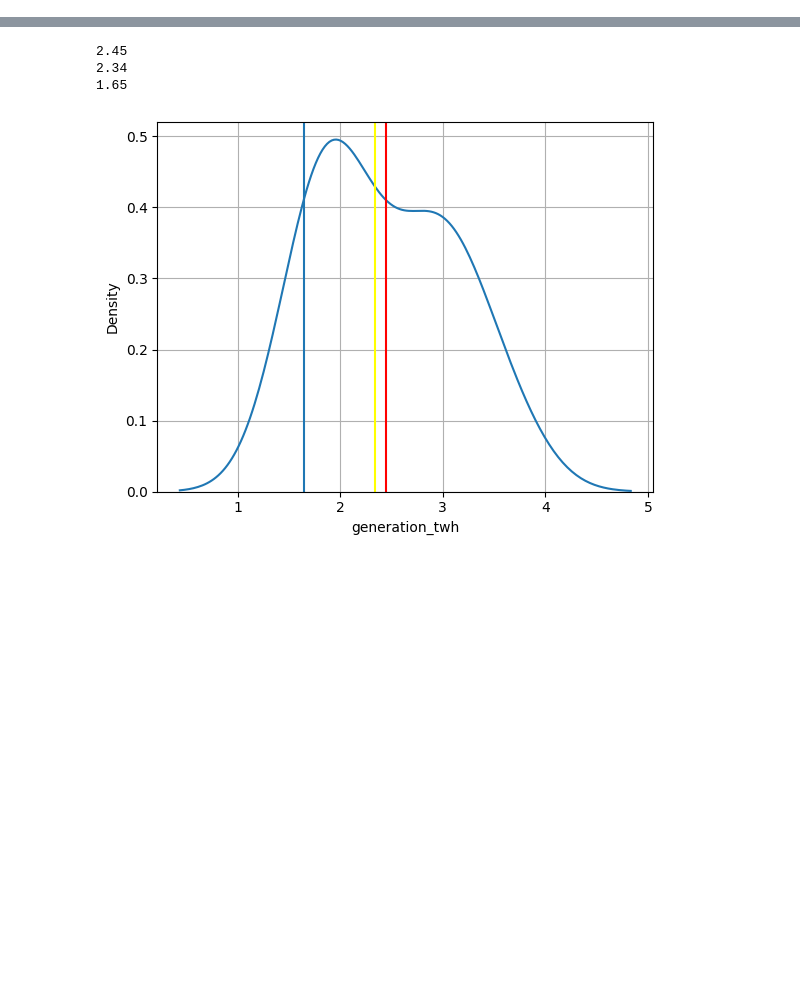
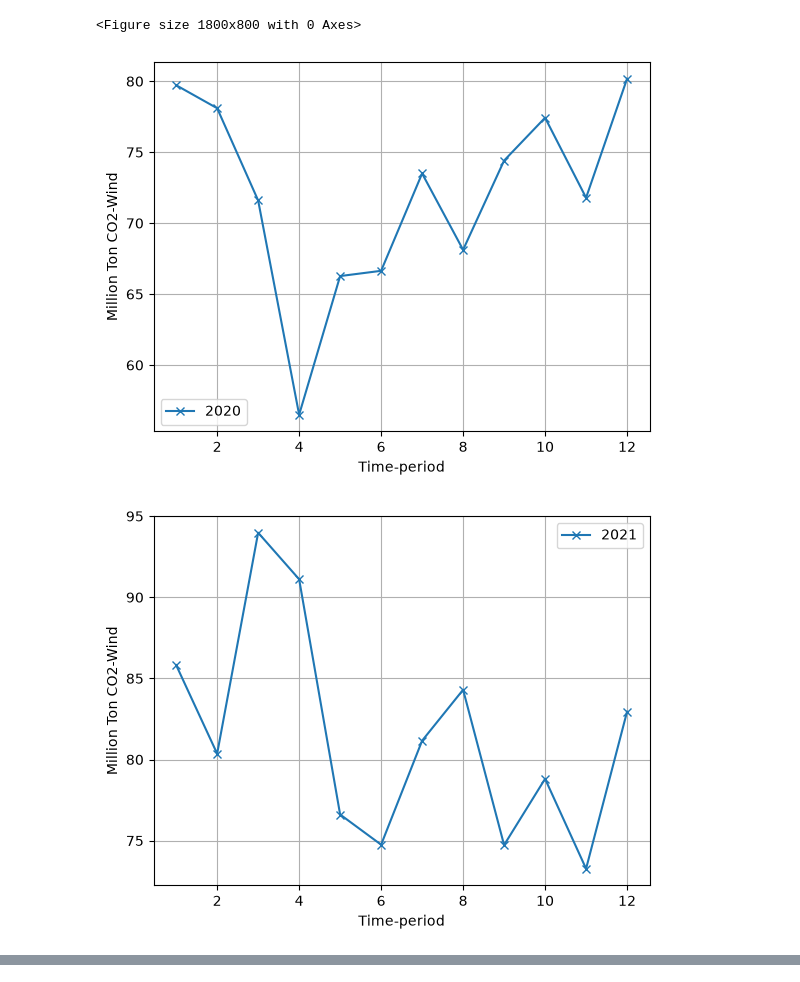
Before and after one commit to ShubhamThakur088/India-Power-Capacity, a Jupyter notebook: monthly_power_generation_analysis.ipynb, the cells around one changed output, grey strips where cells are left out. Drawn from its saved outputs; the diff is of its cells as text; code cells hidden in the pictures; blank space fills up the shorter version.

```diff
--- a/monthly_power_generation_analysis.ipynb
+++ b/monthly_power_generation_analysis.ipynb
@@ -310,0 +280,5 @@ for yr in year_set:
+# %%
+power_sector_emissions_url = f"https://api.ember-energy.org/v1/power-sector-emissions/monthly?entity_code={country_code}&is_aggregate_entity=false&start_date={from_date}&end_date={to_date}&series=Coal&is_aggregate_series=false&include_all_dates_value_range=false&api_key=c6cd71bd-f08c-ffe2-d56a-5a869f558ff1"
+emission_api_response = req.get(power_sector_emissions_url).json()
+emissions_df = pd.DataFrame(emission_api_response['data'])
+emissions_df.merge(power_df, how="inner").head()
@@ -310,0 +292,32 @@ for yr in year_set:
+# %%
+emission_fig = plt.figure()
+
+for y in year_set:
+    plt.figure()
+    yearly_emission_df = emissions_df.loc[(pd.DatetimeIndex(emissions_df['date']).year == y)]
+    x_axis_points = numpy.array(pd.DatetimeIndex(yearly_emission_df['date']).month)
+    y_axis_points = numpy.array(yearly_emission_df['emissions_mtco2'])
+    plt.plot(x_axis_points, y_axis_points, label = str(y), marker = 'x')
+    plt.xlabel("Time-period")
+    plt.ylabel("Million Ton CO2-"+power_source)
+    plt.grid()
+    plt.legend()
+
+for y in year_set:
+    emission_fig.set_figwidth(18)
+    emission_fig.set_figheight(8)
+    plt.figure()
+
+    x_axis_points = numpy.array(pd.DatetimeIndex(power_source_df['date']).month)
+    y_axis_points = numpy.array(power_source_df['generation_twh'])
+
+    plt.plot(x_axis_points, y_axis_points, marker = 'x', label=str(y))
+    plt.xlabel("Time-period (months)")
+    plt.ylabel("Power generated in Terawatts")
+    plt.grid()
+    plt.legend()
+# plt.plot(power_df['generation_twh'])
+# %% [output]
+<Figure size 1800x800 with 0 Axes>
+[figure, added]
+[figure, added]
@@ -311,26 +339,21 @@ for yr in year_set:
 # %%
-gas_power_generation_2023 = power_df[(power_df['series'] == 'Gas') & (power_df['generation_twh'] != 0) & (pd.DatetimeIndex(power_df['date']).year == 2023)]
-# print(gas_power_generation_2023['generation_twh'])
-gas_power_mean_2023 = statistics.mean(gas_power_generation_2023['generation_twh'])
-gas_power_median_2023 = statistics.median(sorted(gas_power_generation_2023['generation_twh']))
-gas_power_mode_2023 = statistics.mode(sorted(gas_power_generation_2023['generation_twh']))
+# gas_power_generation_2023 = power_df[(power_df['series'] == 'Gas') & (power_df['generation_twh'] != 0) & (pd.DatetimeIndex(power_df['date']).year == 2023)]
+# # print(gas_power_generation_2023['generation_twh'])
+# gas_power_mean_2023 = statistics.mean(gas_power_generation_2023['generation_twh'])
+# gas_power_median_2023 = statistics.median(sorted(gas_power_generation_2023['generation_twh']))
+# gas_power_mode_2023 = statistics.mode(sorted(gas_power_generation_2023['generation_twh']))
 
-print(gas_power_mean_2023)
-print(gas_power_median_2023)
-print(gas_power_mode_2023)
+# print(gas_power_mean_2023)
+# print(gas_power_median_2023)
+# print(gas_power_mode_2023)
 
 
-sns.kdeplot(gas_power_generation_2023['generation_twh'])
-plt.axvline(gas_power_mean_2023, label="Mean", color="red")
-plt.axvline(gas_power_median_2023, label = "Median", color="yellow")
-plt.axvline(gas_power_mode_2023, label = "Mode")
-plt.grid()
-plt.show()
+# sns.kdeplot(gas_power_generation_2023['generation_twh'])
+# plt.axvline(gas_power_mean_2023, label="Mean", color="red")
+# plt.axvline(gas_power_median_2023, label = "Median", color="yellow")
+# plt.axvline(gas_power_mode_2023, label = "Mode")
+# plt.grid()
+# plt.show()
-# %% [output]
-2.45
-2.34
-1.65
-[figure, removed]
 # %%
 # print(gas_df[['date', 'generation_twh']])
 # print("Gas Year Wise generation")
```
Also changed, not shown: parts of 31 cells of this notebook.
